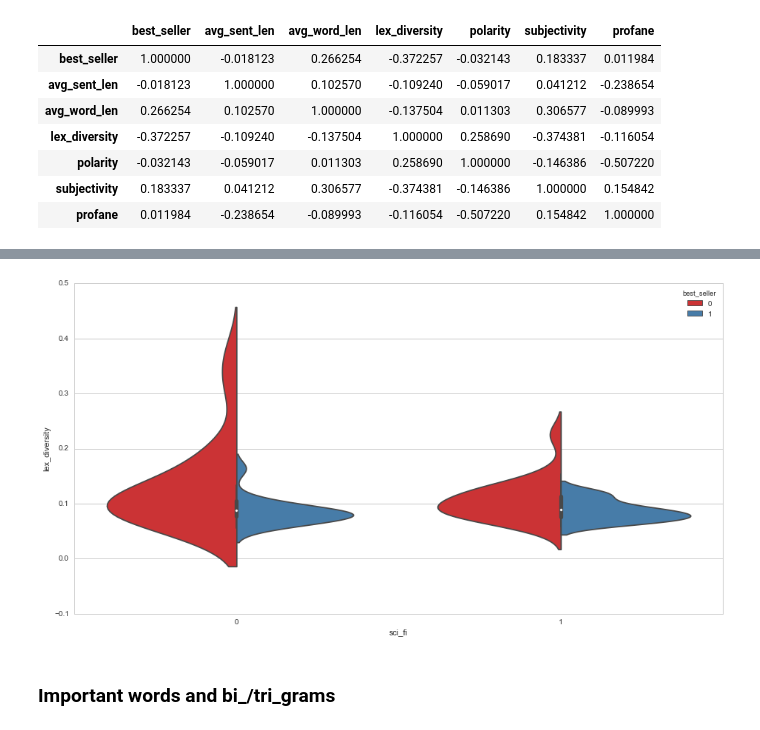
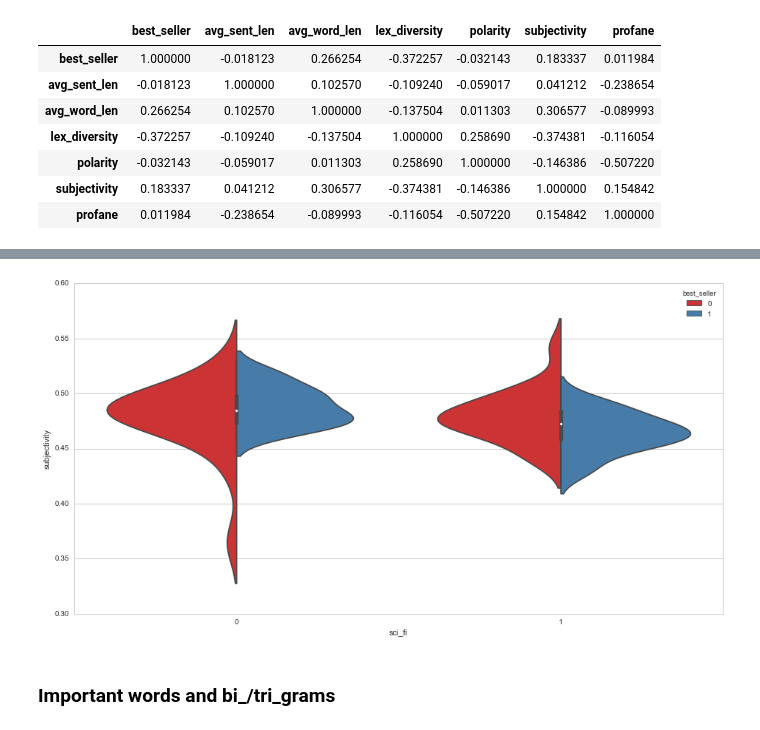
Before and after one commit to bishopkd/DSI-SF2-bishopkd, a Jupyter notebook: projects/capstone/reports/EDA.ipynb, the cells around one changed output, grey strips where cells are left out. Drawn from its saved outputs; the diff is of its cells as text; code cells hidden in the pictures.

```diff
--- a/projects/capstone/reports/EDA.ipynb
+++ b/projects/capstone/reports/EDA.ipynb
@@ -169,5 +161,0 @@ plt.show()
-# %%
-sns.set_style("whitegrid")
-#sns.violinplot(data=sfbs,x='subjectivity',hue='sci_fi', palette="Set3", bw=.2, cut=1, linewidth=1,inner='quartile')
-
-sns.violinplot(data=sff,x='subjectivity', palette="Set1",  linewidth=1,inner='quartile')
@@ -177,11 +162,10 @@ sns.violinplot(data=sff,x='subjectivity', palette="Set1",  linewidth=1,inner='qu
 # %%
 fig,ax = plt.subplots(figsize=(14,8))
-ax = sns.violinplot(x="sci_fi", y="lex_diversity", hue="best_seller",
+ax = sns.violinplot(x="sci_fi", y="subjectivity", hue="best_seller",
                     data=df, palette="Set1", split=True,scale="count", ax=ax)
-
 plt.show()
 # %% [output]
-[figure, old version]
+[figure, new version]
 # %% [markdown]
 ### Important words and bi_/tri_grams
 # %%
```
Also changed, not shown: parts of 14 cells of this notebook, 14 other files.
